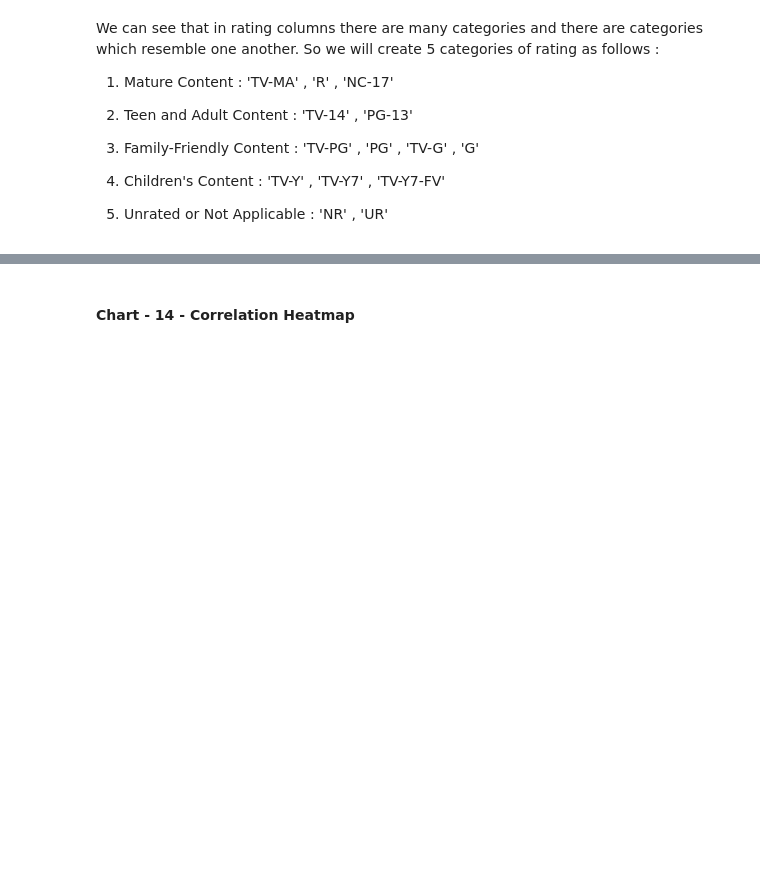
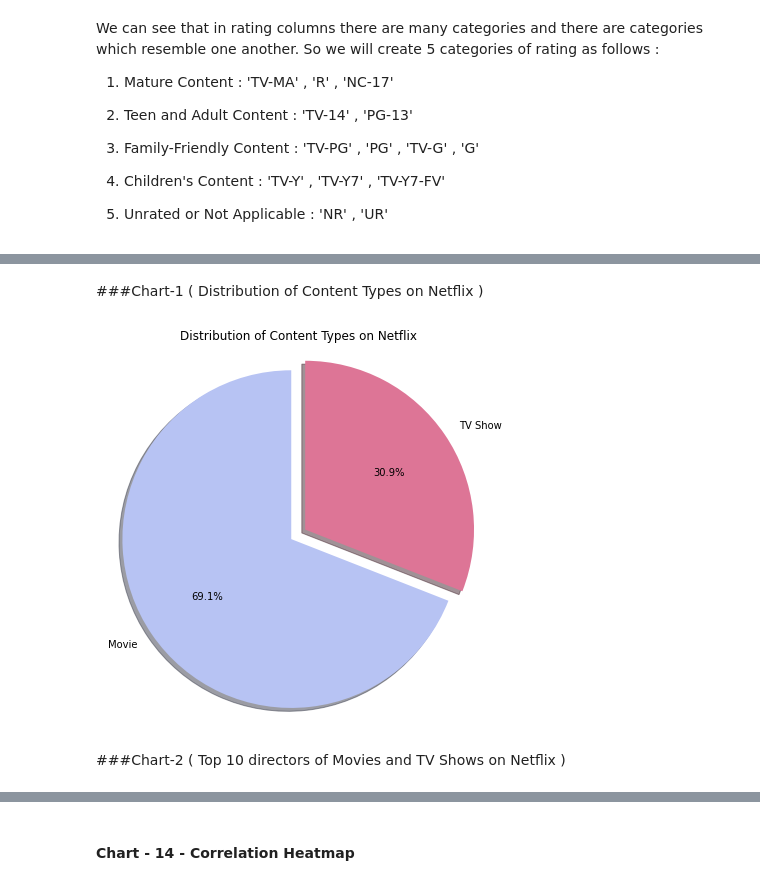
Before and after one commit to ashisaxena710/Netflix_Movies_and_TV_Shows_Clustering, a Jupyter notebook: Ashi_Individual_Colab_Netflix.ipynb, the cells around one changed output, grey strips where cells are left out. Saved outputs shown, nothing was run; the diff lists cells and outputs as text; code cells hidden in the pictures; blank space fills up the shorter version.

```diff
--- a/Ashi_Individual_Colab_Netflix.ipynb
+++ b/Ashi_Individual_Colab_Netflix.ipynb
@@ -284,0 +270,2 @@ Name: rating, dtype: int64
+# %%
+df.drop('show_id',axis=1,inplace=True)
@@ -284,0 +303,6 @@ Name: rating, dtype: int64
+# %%
+# Converting the 'release_year' column to datetime format
+# df['release_year'] = pd.to_datetime(df['release_year'], format='%Y')
+
+# Converting the 'date_added' column to datetime format
+df['date_added'] = pd.to_datetime(df['date_added'], infer_datetime_format=True)
@@ -733,0 +387,15 @@ plt.show()
+# %% [markdown]
+###Chart-1 ( Distribution of Content Types on Netflix )
+# %%
+# Create a DataFrame of the count of each unique value in the 'type' column
+type_counts = df['type'].value_counts()
+plt.figure(figsize=(7,7))
+# Create a pie chart of the 'type' column
+plt.pie(type_counts, labels=type_counts.index,colors=['#B7C3F3','#DD7596'],explode=(0, 0.1),shadow=True, autopct='%1.1f%%',startangle=90)
+plt.title('Distribution of Content Types on Netflix')
+plt.axis('equal')
+plt.show()
+# %% [output]
+[figure, added]
+# %% [markdown]
+###Chart-2 ( Top 10 directors of Movies and TV Shows on Netflix )
```
Also changed, not shown: parts of 352 cells of this notebook.
